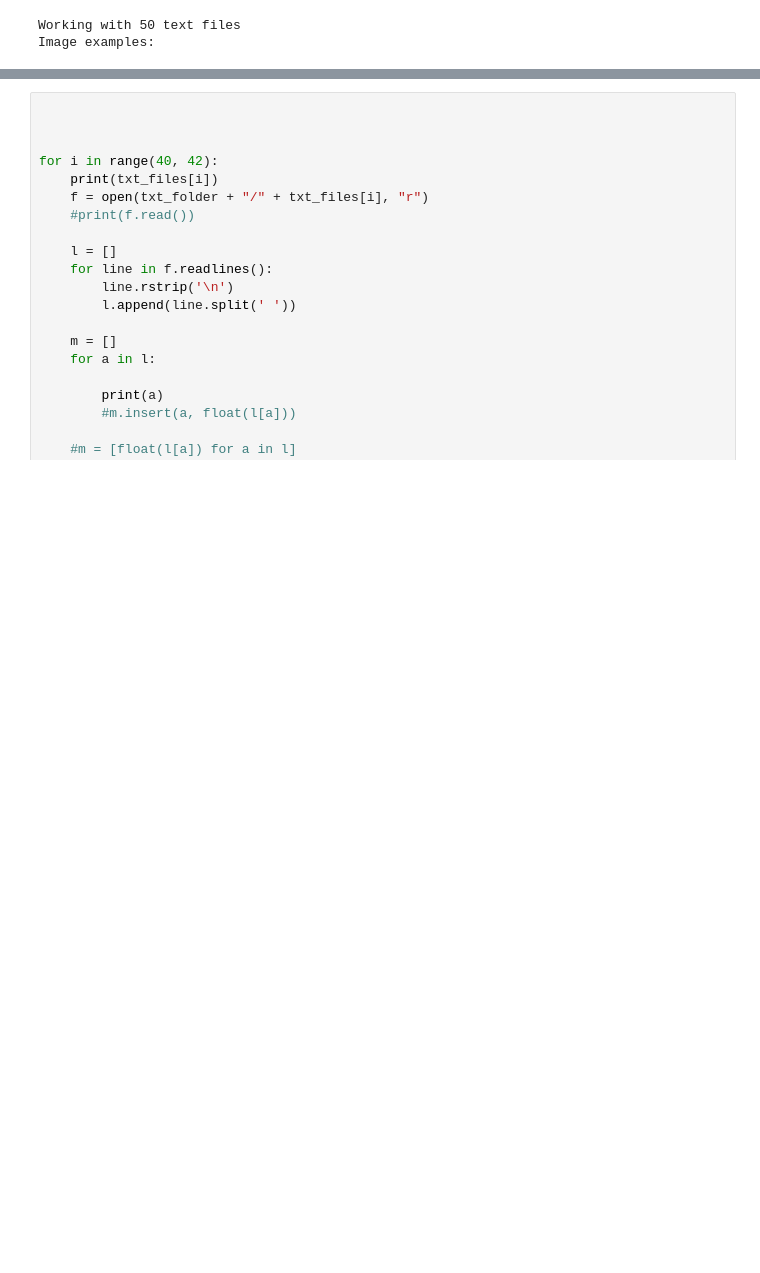
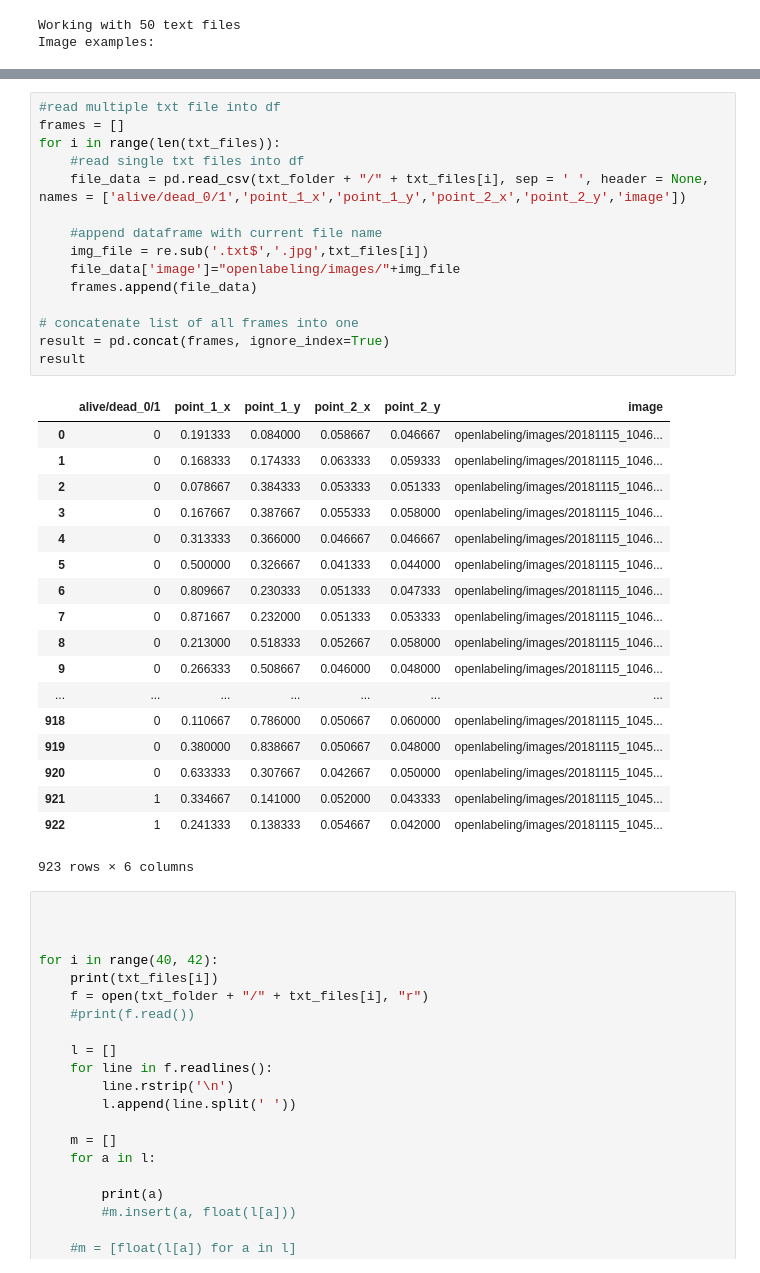
Before and after one commit to nomdebrew/JeastyPy, a Jupyter notebook: testing.ipynb, the cells around one changed output, grey strips where cells are left out. Saved outputs shown, nothing was run; the diff lists cells and outputs as text; blank space fills up the shorter version.

```diff
--- a/testing.ipynb
+++ b/testing.ipynb
@@ -110,3 +99,37 @@ file_data
+# %%
+#read multiple txt file into df
+frames = []
+for i in range(len(txt_files)):
+    #read single txt files into df
+    file_data = pd.read_csv(txt_folder + "/" + txt_files[i], sep = ' ', header = None, names = ['alive/dead_0/1','point_1_x','point_1_y','point_2_x','point_2_y','image'])
+
+    #append dataframe with current file name
+    img_file = re.sub('.txt$','.jpg',txt_files[i])
+    file_data['image']="openlabeling/images/"+img_file
+    frames.append(file_data)
+
+# concatenate list of all frames into one
+result = pd.concat(frames, ignore_index=True)
+result
+# %% [output]
+|  | alive/dead_0/1 | point_1_x | point_1_y | point_2_x | point_2_y | image |
+| 0 | 0 | 0.191333 | 0.084000 | 0.058667 | 0.046667 | openlabeling/images/20181115_1046... |
+| 1 | 0 | 0.168333 | 0.174333 | 0.063333 | 0.059333 | openlabeling/images/20181115_1046... |
+| 2 | 0 | 0.078667 | 0.384333 | 0.053333 | 0.051333 | openlabeling/images/20181115_1046... |
+| 3 | 0 | 0.167667 | 0.387667 | 0.055333 | 0.058000 | openlabeling/images/20181115_1046... |
+| 4 | 0 | 0.313333 | 0.366000 | 0.046667 | 0.046667 | openlabeling/images/20181115_1046... |
+| 5 | 0 | 0.500000 | 0.326667 | 0.041333 | 0.044000 | openlabeling/images/20181115_1046... |
+| 6 | 0 | 0.809667 | 0.230333 | 0.051333 | 0.047333 | openlabeling/images/20181115_1046... |
+| 7 | 0 | 0.871667 | 0.232000 | 0.051333 | 0.053333 | openlabeling/images/20181115_1046... |
+| 8 | 0 | 0.213000 | 0.518333 | 0.052667 | 0.058000 | openlabeling/images/20181115_1046... |
+| 9 | 0 | 0.266333 | 0.508667 | 0.046000 | 0.048000 | openlabeling/images/20181115_1046... |
+| ... | ... | ... | ... | ... | ... | ... |
+| 918 | 0 | 0.110667 | 0.786000 | 0.050667 | 0.060000 | openlabeling/images/20181115_1045... |
+| 919 | 0 | 0.380000 | 0.838667 | 0.050667 | 0.048000 | openlabeling/images/20181115_1045... |
+| 920 | 0 | 0.633333 | 0.307667 | 0.042667 | 0.050000 | openlabeling/images/20181115_1045... |
+| 921 | 1 | 0.334667 | 0.141000 | 0.052000 | 0.043333 | openlabeling/images/20181115_1045... |
+| 922 | 1 | 0.241333 | 0.138333 | 0.054667 | 0.042000 | openlabeling/images/20181115_1045... |
+923 rows × 6 columns
 # %%
 
 
```
Also changed, not shown: parts of 7 cells of this notebook.
